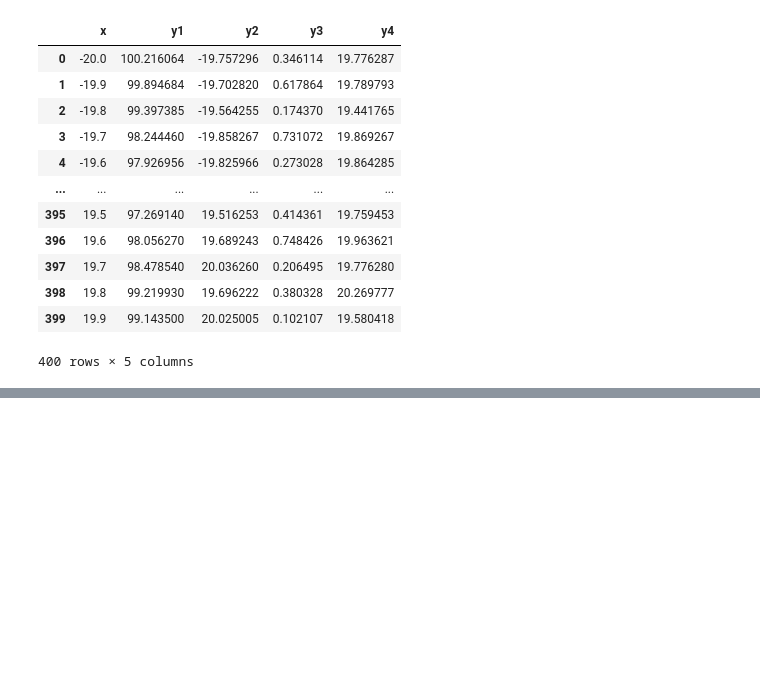
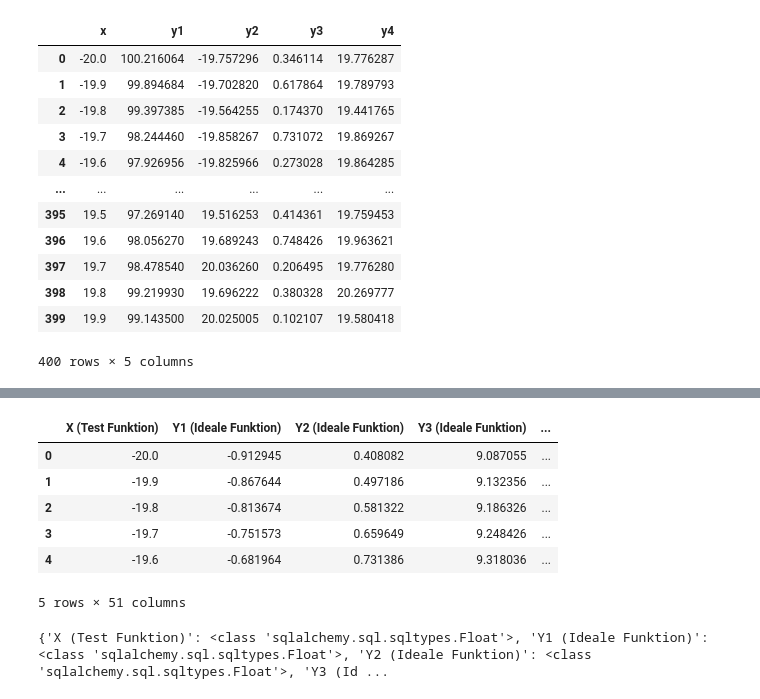
Before and after one commit to dibrom/Programmieren-mit-Pyhton, a Jupyter notebook: programmieren_mit_python.ipynb, the cells around one changed output, grey strips where cells are left out. Drawn from its saved outputs; the diff is of its cells as text; code cells hidden in the pictures; blank space fills up the shorter version.

```diff
--- a/programmieren_mit_python.ipynb
+++ b/programmieren_mit_python.ipynb
@@ -113,0 +179,15 @@ FROM traindata
+# %%
+# create counter to use for assigning 50 columns
+counter = range(1,51,1)
+# %%
+# Create table with initial column ""X (Test Funktion)"
+idealdata = db.Table(
+  "idealdata", meta_data,
+  db.Column("X (Test Funktion)", db.Float, nullable=False),
+)
+#meta_data.create_all(sqlite_db)
+# %%
+# Add missing columns
+for i in counter:
+    idealdata.append_column(db.Column("Y"+str(i) +" (Ideale Funktion)", db.Float, nullable=False), replace_existing=True)
+meta_data.create_all(sqlite_db)
@@ -113,0 +210,24 @@ FROM traindata
+# %%
+# rename columns of ideal_df to match db column names
+ideal_df = ideal_df.rename(columns={"x": "X"+" (Test Funktion)"})
+for i in counter:
+    ideal_df = ideal_df.rename(columns={"y"+str(i): "Y"+str(i)+" (Ideale Funktion)"})
+#ideal_df.head()
+# %% [output]
+|  | X (Test Funktion) | Y1 (Ideale Funktion) | Y2 (Ideale Funktion) | Y3 (Ideale Funktion) | ... |
+| 0 | -20.0 | -0.912945 | 0.408082 | 9.087055 | ... |
+| 1 | -19.9 | -0.867644 | 0.497186 | 9.132356 | ... |
+| 2 | -19.8 | -0.813674 | 0.581322 | 9.186326 | ... |
+| 3 | -19.7 | -0.751573 | 0.659649 | 9.248426 | ... |
+| 4 | -19.6 | -0.681964 | 0.731386 | 9.318036 | ... |
+5 rows × 51 columns
+# %%
+columnsInput={
+        "X (Test Funktion)": db.Float,
+    }
+for i in counter:
+    columnsInput["Y"+str(i)+" (Ideale Funktion)"] = db.Float
+
+#print(columnsInput)
+# %% [output]
+{'X (Test Funktion)': <class 'sqlalchemy.sql.sqltypes.Float'>, 'Y1 (Ideale Funktion)': <class 'sqlalchemy.sql.sqltypes.Float'>, 'Y2 (Ideale Funktion)': <class 'sqlalchemy.sql.sqltypes.Float'>, 'Y3 (Id ...
```
Also changed, not shown: parts of 22 cells of this notebook, 3 other files.
